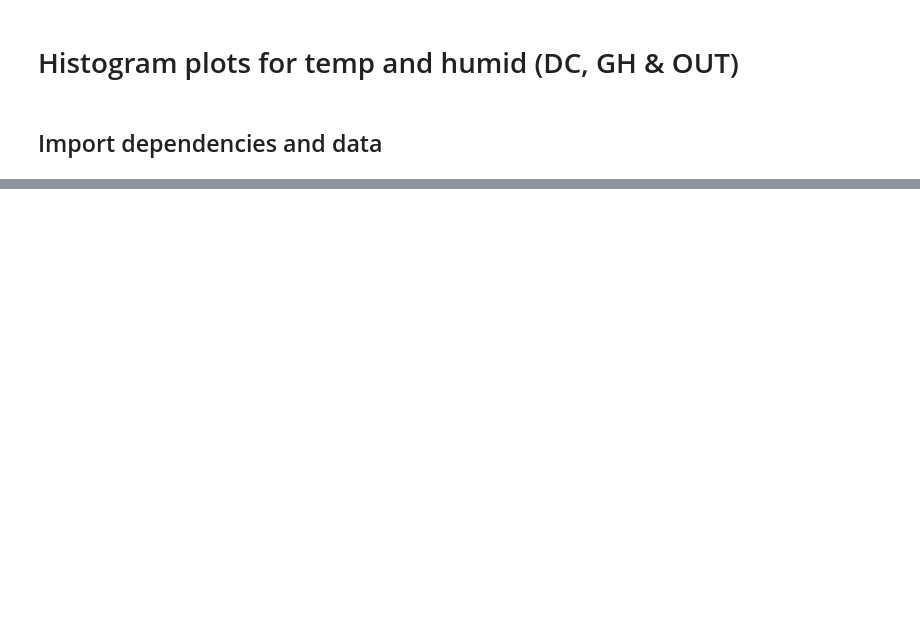
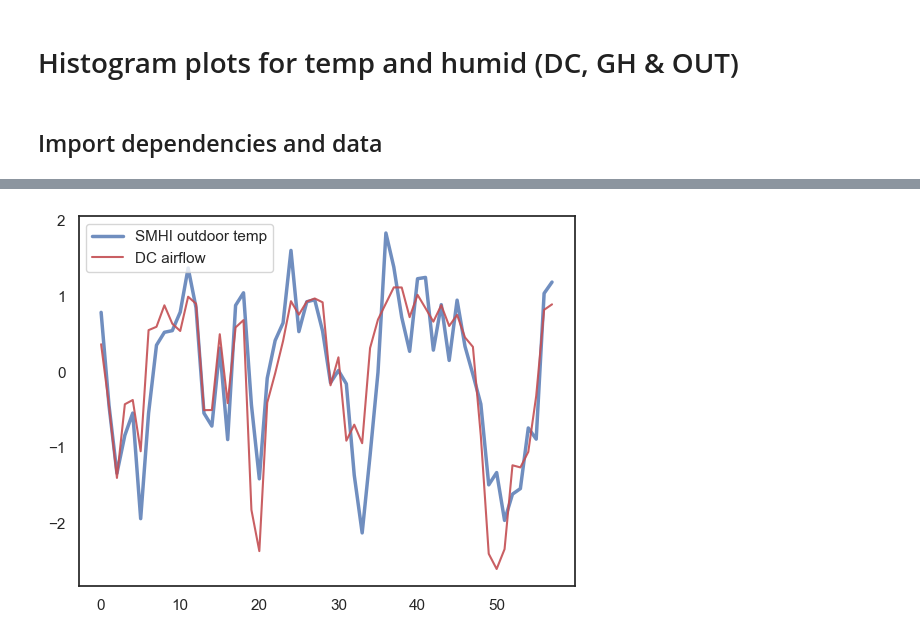
Before and after one commit to oStglnd/rise-gh, a Jupyter notebook: plotting/hist_plots.ipynb, the cells around one changed output, grey strips where cells are left out. Drawn from its saved outputs; the diff is of its cells as text; code cells hidden in the pictures; blank space fills up the shorter version.

```diff
--- a/plotting/hist_plots.ipynb
+++ b/plotting/hist_plots.ipynb
@@ -68,0 +100,14 @@ plt.show()
+# %%
+data = data.groupby(['month', 'day']).mean()
+# %%
+flows = data.flow.TA01_GP101_default.values
+temps1 = data.temperatures.DC_GT401_GM401.values
+temps2 = data.temperatures.SMHI.values
+
+#plt.plot((temps1 - np.mean(temps1)) / np.std(temps1), label='DC temp', linewidth=2.5, c='b', alpha=0.8)
+plt.plot((temps2 - np.mean(temps2)) / np.std(temps2), label='SMHI outdoor temp', linewidth=2.5, c='b', alpha=0.8)
+plt.plot(-(flows - np.mean(flows)) / np.std(flows), label='DC airflow', linewidth=1.5, c='r', alpha=0.9)
+plt.legend()
+plt.show()
+# %% [output]
+[figure, added]
```
Also changed, not shown: parts of 8 cells of this notebook.
